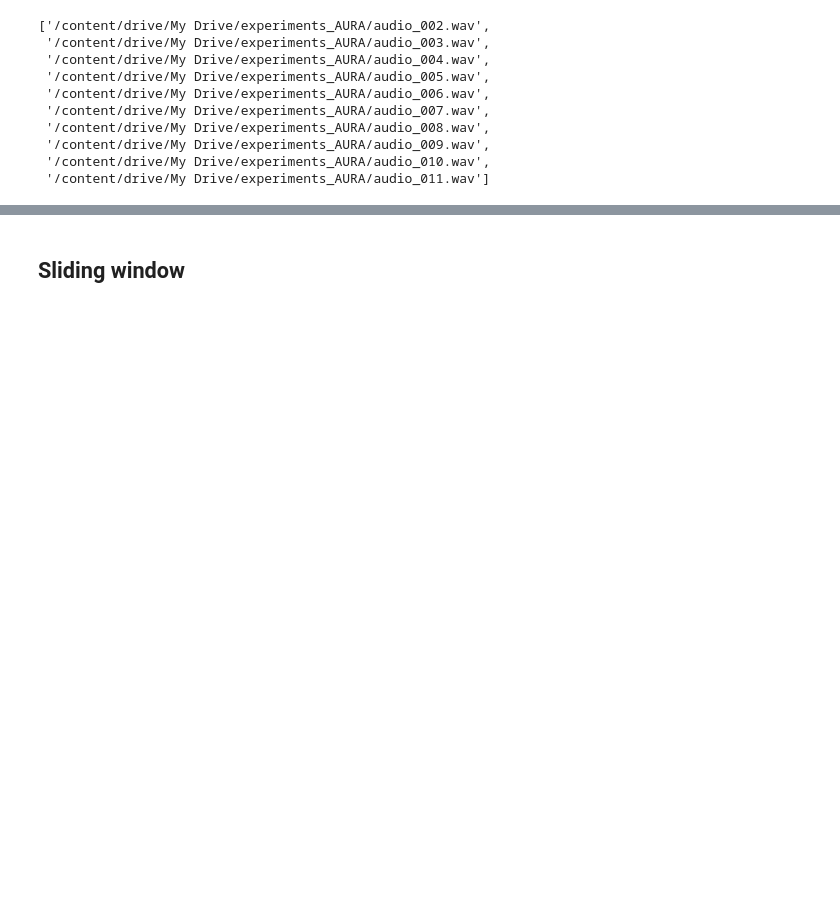
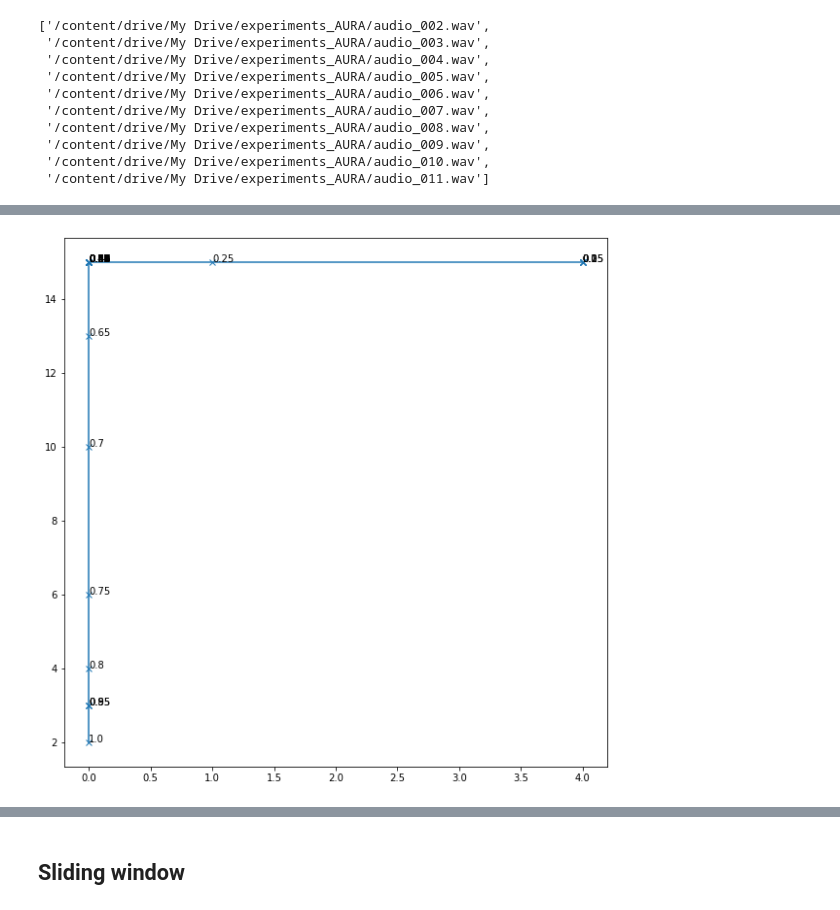
Before and after one commit to nima3333/AURA, a Jupyter notebook: aura_experiments.ipynb, the cells around one changed output, grey strips where cells are left out. Cells and saved outputs as stored; diff of their text form; code cells hidden in the pictures; blank space fills up the shorter version.

```diff
--- a/aura_experiments.ipynb
+++ b/aura_experiments.ipynb
@@ -224,0 +250,4 @@ for i in range(len(files)):
+# %%
+thresholds = list(set([5*i/100 for i in range(21)] + [i/100 for i in range(25, 60)]))
+thresholds.sort()
+truth = np.array([True, True, True, True, True, True, True, True, True, True, True, True, True, True, True, False, False, False, False])
@@ -224,0 +302,11 @@ for i in range(len(files)):
+# %%
+plt.rcParams["figure.figsize"] = (10,10)
+
+z=np.array(fp)
+y=np.array(tp)
+plt.plot(z, y, marker="x")
+for i, txt in enumerate(thresholds):
+    plt.annotate(txt, (z[i], y[i]))
+plt.show()
+# %% [output]
+[figure, added]
```
Also changed, not shown: parts of 14 cells of this notebook.
